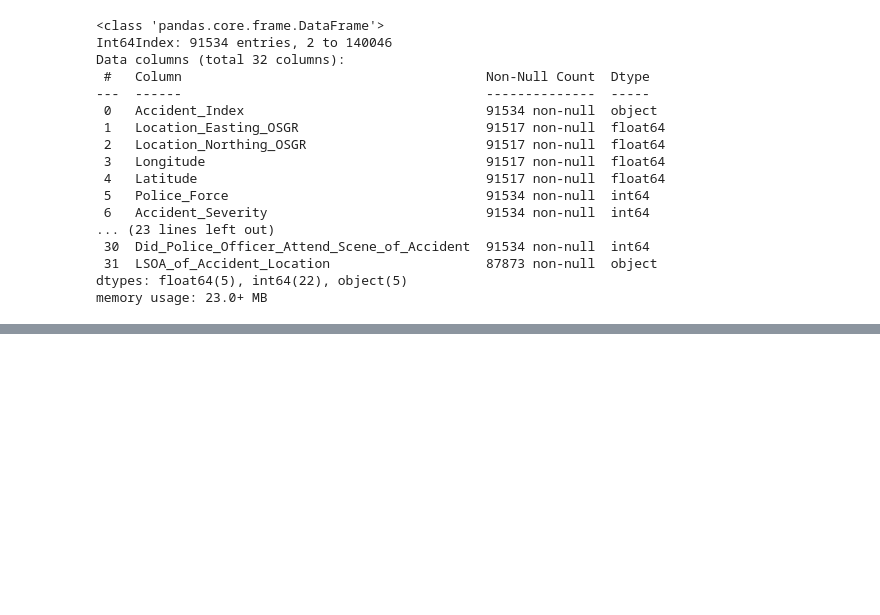
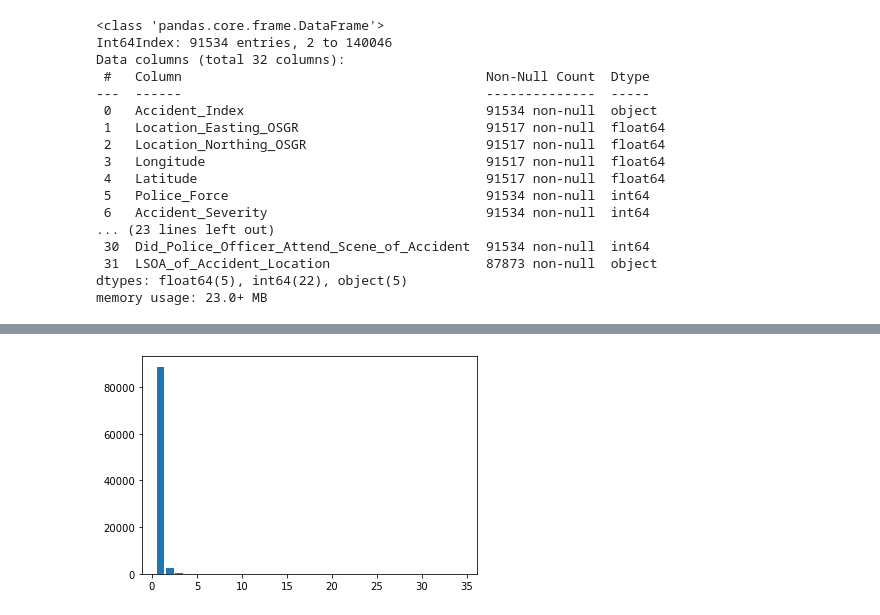
Before and after one commit to kellyroddy/cycling-accidents, a Jupyter notebook: Road safety data project.ipynb, the cells around one changed output, grey strips where cells are left out. Cells and saved outputs as stored; diff of their text form; code cells hidden in the pictures; blank space fills up the shorter version.

```diff
--- a/Road safety data project.ipynb
+++ b/Road safety data project.ipynb
@@ -79,0 +120,6 @@ cycle_accidents.describe()
+# %%
+var1 = cycle_accidents['Number_of_Casualties'].value_counts().reset_index()
+plt.bar(var1['index'], var1['Number_of_Casualties'])
+plt.show()
+# %% [output]
+[figure, added]
```
Also changed, not shown: parts of 8 cells of this notebook.
